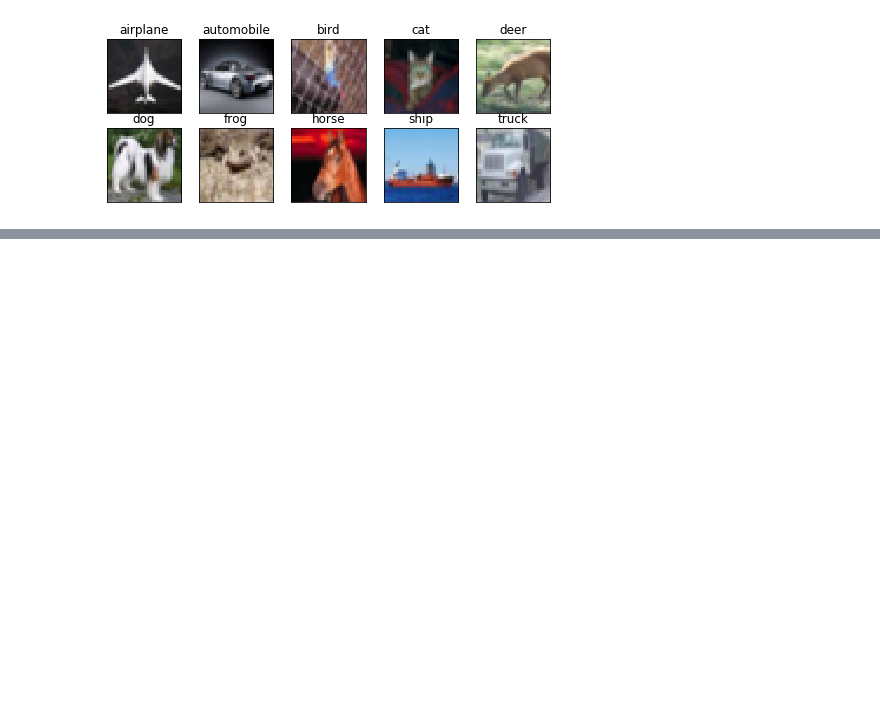
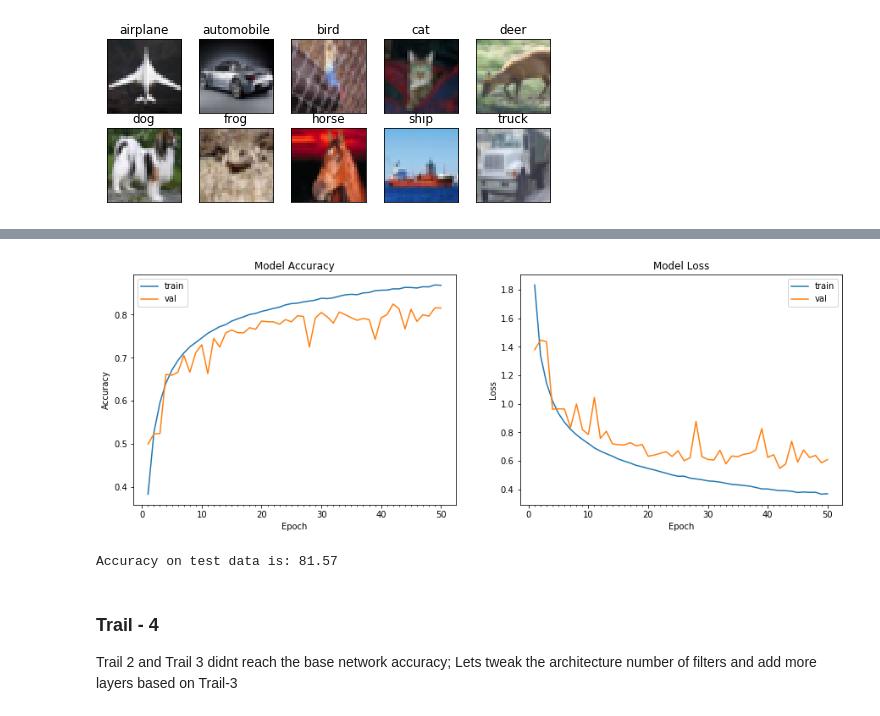
Before and after one commit to vamsigp/EIP-4, a Jupyter notebook: wk_3/S3_Assignment_6.ipynb, the cells around one changed output, grey strips where cells are left out. Saved outputs shown, nothing was run; the diff lists cells and outputs as text; code cells hidden in the pictures; blank space fills up the shorter version.

```diff
--- a/wk_3/S3_Assignment_6.ipynb
+++ b/wk_3/S3_Assignment_6.ipynb
@@ -186,0 +161,18 @@ Accuracy on test data is: 83.05
+# %%
+def train_model(current_model):
+  datagen = ImageDataGenerator(zoom_range=0.0,
+                             horizontal_flip=False)
+
+
+  # train the model
+  start = time.time()
+  # Train the model
+  current_model_info = current_model.fit_generator(datagen.flow(train_features, train_labels, batch_size = 128),
+                                  samples_per_epoch = train_features.shape[0], nb_epoch = 50,
+                                  validation_data = (test_features, test_labels), verbose=1)
+  end = time.time()
+  print ("Model took %0.2f seconds to train"%(end - start))
+  # plot model history
+  plot_model_history(current_model_info)
+  # compute test accuracy
+  print ("Accuracy on test data is: %0.2f"%accuracy(test_features, test_labels, current_model))
@@ -186,0 +268,3 @@ Accuracy on test data is: 83.05
+# %%
+train_model(m5)
+# %% [output]
@@ -186,0 +288,6 @@ Accuracy on test data is: 83.05
+[figure, added]
+Accuracy on test data is: 81.57
+# %% [markdown]
+### Trail - 4
+Trail 2 and Trail 3 didnt reach the base network accuracy;
+Lets tweak the architecture number of filters and add more layers based on Trail-3
```
Also changed, not shown: parts of 26 cells of this notebook.
